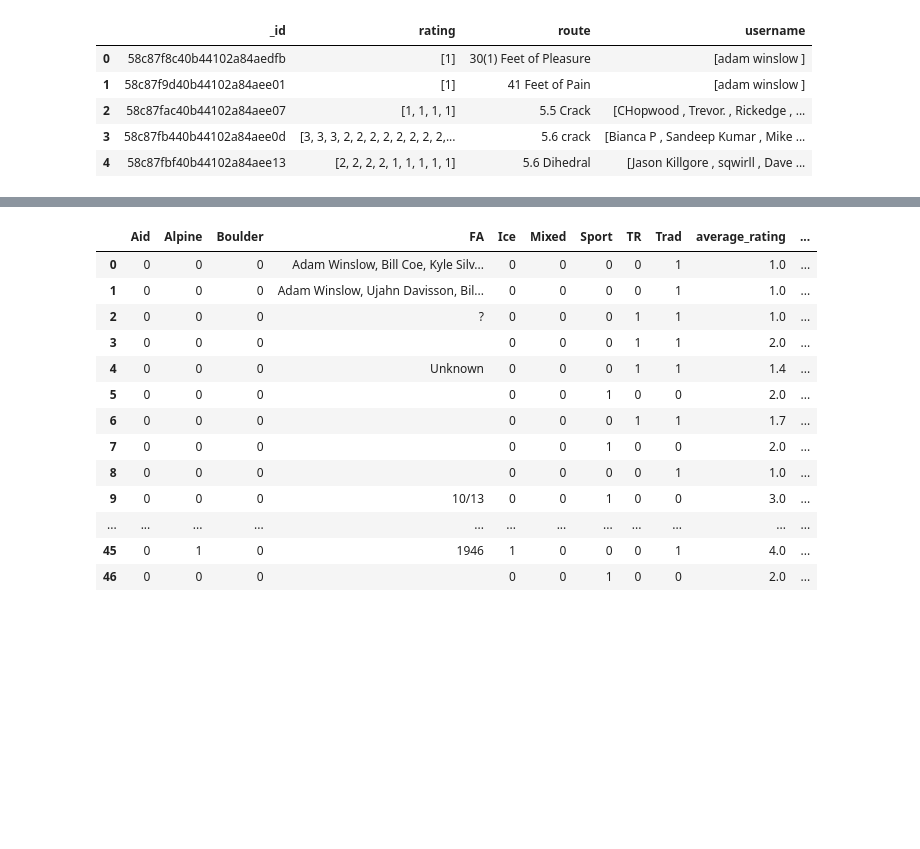
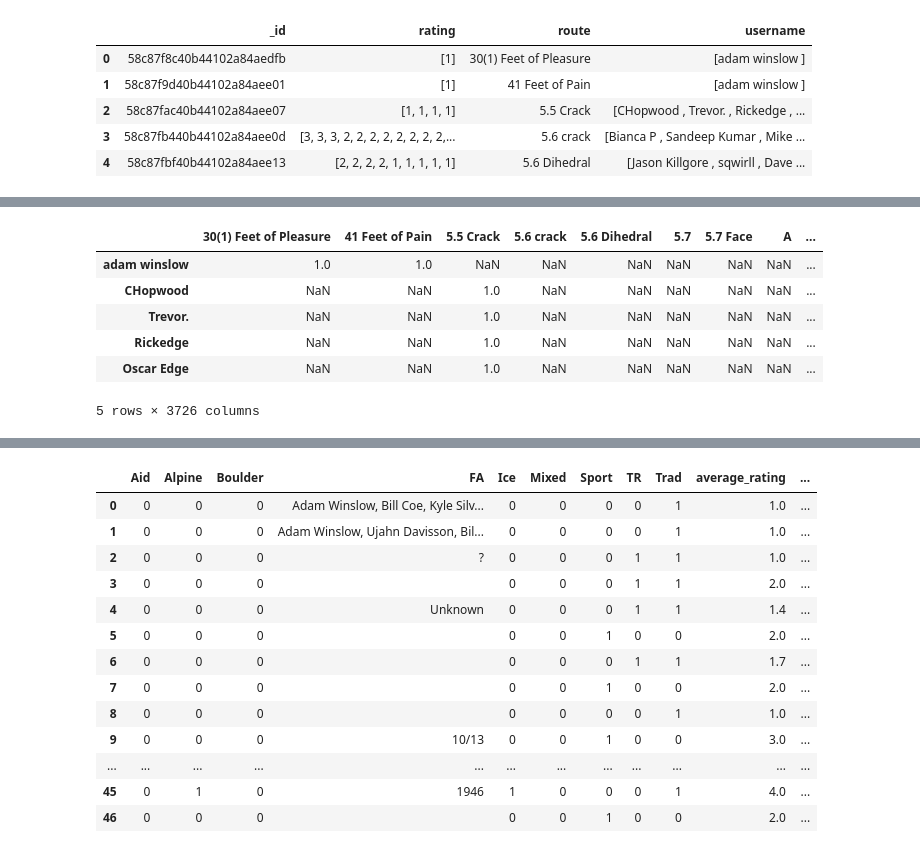
Before and after one commit to davidblaszka/redpointer, a Jupyter notebook: src/parsing_cleaning.ipynb, the cells around one changed output, grey strips where cells are left out. Cells and saved outputs as stored; diff of their text form; code cells hidden in the pictures; blank space fills up the shorter version.

```diff
--- a/src/parsing_cleaning.ipynb
+++ b/src/parsing_cleaning.ipynb
@@ -63,0 +78,11 @@ ratings_df = clean_ratings()
+# %%
+ratings_df = ratings_df.T
+ratings_df.head()
+# %% [output]
+|  | 30(1) Feet of Pleasure | 41 Feet of Pain | 5.5 Crack | 5.6 crack | 5.6 Dihedral | 5.7 | 5.7 Face | A | ... |
+| adam winslow | 1.0 | 1.0 | NaN | NaN | NaN | NaN | NaN | NaN | ... |
+| CHopwood | NaN | NaN | 1.0 | NaN | NaN | NaN | NaN | NaN | ... |
+| Trevor. | NaN | NaN | 1.0 | NaN | NaN | NaN | NaN | NaN | ... |
+| Rickedge | NaN | NaN | 1.0 | NaN | NaN | NaN | NaN | NaN | ... |
+| Oscar Edge | NaN | NaN | 1.0 | NaN | NaN | NaN | NaN | NaN | ... |
+5 rows × 3726 columns
```
Also changed, not shown: parts of 8 cells of this notebook, 3 other files.
